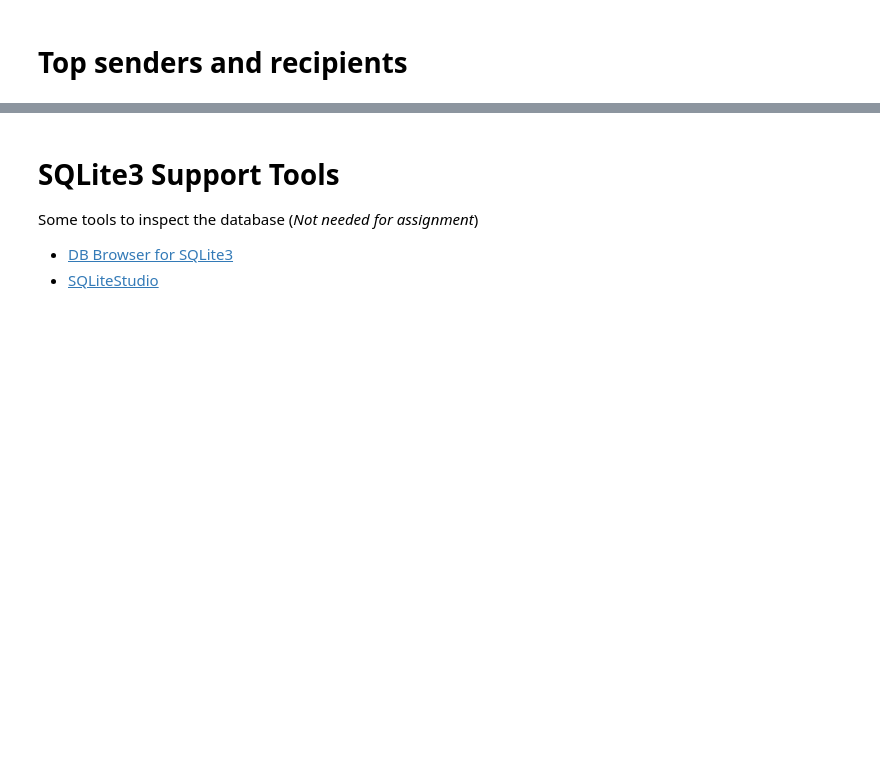
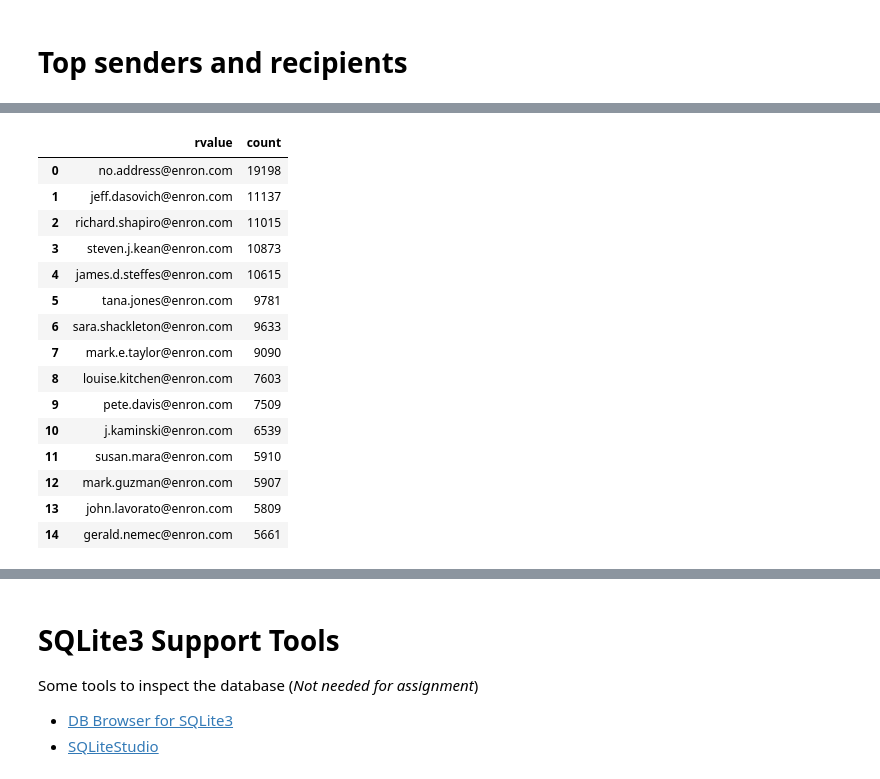
Before and after one commit to JamilaBibi/IBP-assignment-2, a Jupyter notebook: _enron_data.ipynb, the cells around one changed output, grey strips where cells are left out. Cells and saved outputs as stored; diff of their text form; code cells hidden in the pictures; blank space fills up the shorter version.

```diff
--- a/_enron_data.ipynb
+++ b/_enron_data.ipynb
@@ -280,0 +308,21 @@ top_sendr_df
+# %%
+#convert data in dataframe
+top_recipt_df = pd.read_sql_query(sql_recipient, conn)
+top_recipt_df
+# %% [output]
+|  | rvalue | count |
+| 0 | no.address@enron.com | 19198 |
+| 1 | jeff.dasovich@enron.com | 11137 |
+| 2 | richard.shapiro@enron.com | 11015 |
+| 3 | steven.j.kean@enron.com | 10873 |
+| 4 | james.d.steffes@enron.com | 10615 |
+| 5 | tana.jones@enron.com | 9781 |
+| 6 | sara.shackleton@enron.com | 9633 |
+| 7 | mark.e.taylor@enron.com | 9090 |
+| 8 | louise.kitchen@enron.com | 7603 |
+| 9 | pete.davis@enron.com | 7509 |
+| 10 | j.kaminski@enron.com | 6539 |
+| 11 | susan.mara@enron.com | 5910 |
+| 12 | mark.guzman@enron.com | 5907 |
+| 13 | john.lavorato@enron.com | 5809 |
+| 14 | gerald.nemec@enron.com | 5661 |
```
Also changed, not shown: parts of 7 cells of this notebook.
